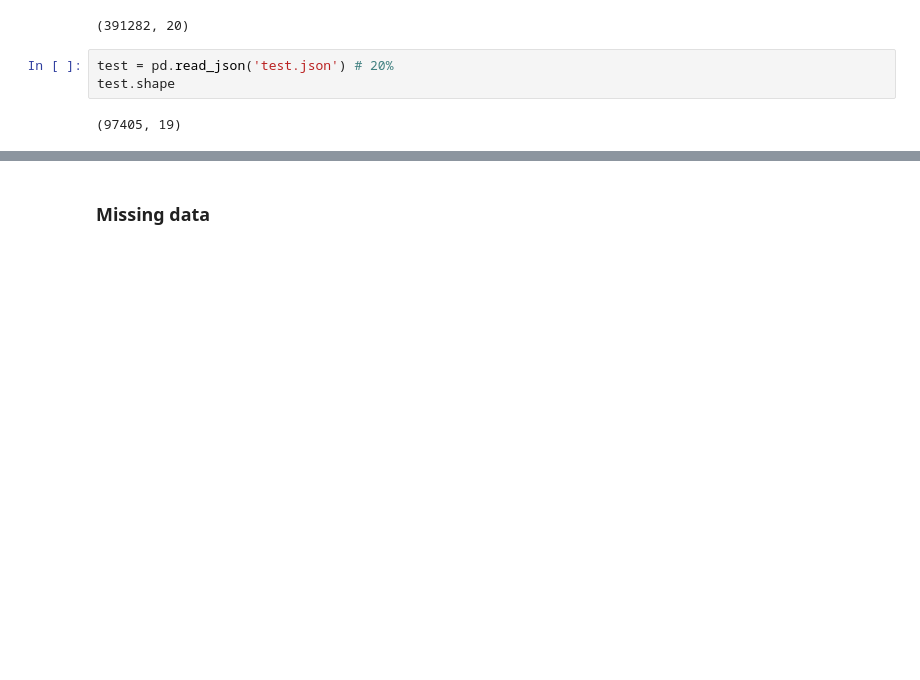
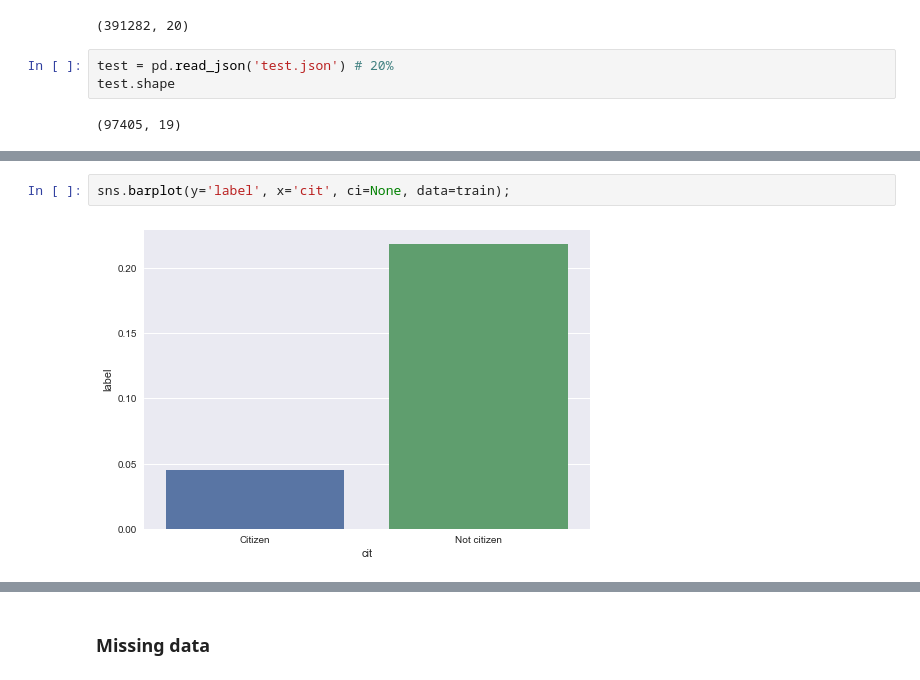
Before and after one commit to sdaza/imbalance-classification, a Jupyter notebook: EDA.ipynb, the cells around one changed output, grey strips where cells are left out. Saved outputs shown, nothing was run; the diff lists cells and outputs as text; blank space fills up the shorter version.

```diff
--- a/EDA.ipynb
+++ b/EDA.ipynb
@@ -22,0 +70,4 @@ test.shape
+# %%
+sns.barplot(y='label', x='cit', ci=None, data=train);
+# %% [output]
+[figure, added]
```
Also changed, not shown: parts of 88 cells of this notebook.
